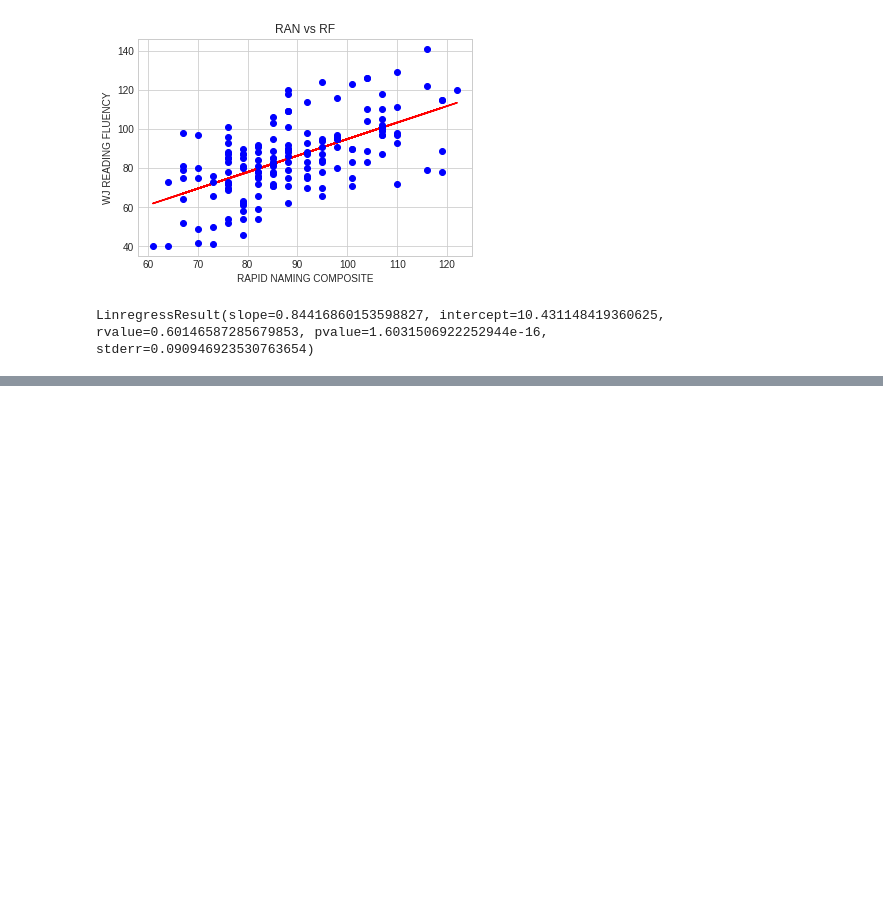
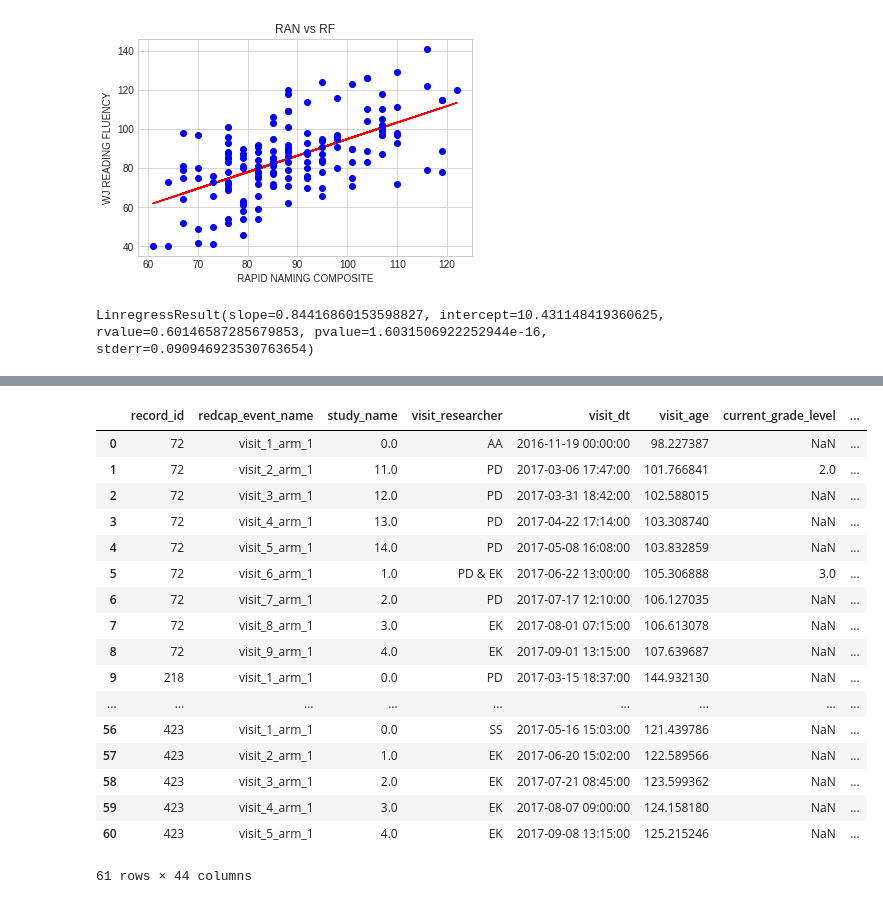
Before and after one commit to JieyinFeng/growthcurves, a Jupyter notebook: year2/Fluency Analysis Python.ipynb, the cells around one changed output, grey strips where cells are left out. Cells and saved outputs as stored; diff of their text form; code cells hidden in the pictures; blank space fills up the shorter version.

```diff
--- a/year2/Fluency Analysis Python.ipynb
+++ b/year2/Fluency Analysis Python.ipynb
@@ -28,0 +76,22 @@ LinregressResult(slope=0.84416860153598827, intercept=10.431148419360625, rvalue
+# %%
+summer17_data = pd.merge(lmb_data, summer17)
+summer17_data
+# %% [output]
+|  | record_id | redcap_event_name | study_name | visit_researcher | visit_dt | visit_age | current_grade_level | ... |
+| 0 | 72 | visit_1_arm_1 | 0.0 | AA | 2016-11-19 00:00:00 | 98.227387 | NaN | ... |
+| 1 | 72 | visit_2_arm_1 | 11.0 | PD | 2017-03-06 17:47:00 | 101.766841 | 2.0 | ... |
+| 2 | 72 | visit_3_arm_1 | 12.0 | PD | 2017-03-31 18:42:00 | 102.588015 | NaN | ... |
+| 3 | 72 | visit_4_arm_1 | 13.0 | PD | 2017-04-22 17:14:00 | 103.308740 | NaN | ... |
+| 4 | 72 | visit_5_arm_1 | 14.0 | PD | 2017-05-08 16:08:00 | 103.832859 | NaN | ... |
+| 5 | 72 | visit_6_arm_1 | 1.0 | PD & EK | 2017-06-22 13:00:00 | 105.306888 | 3.0 | ... |
+| 6 | 72 | visit_7_arm_1 | 2.0 | PD | 2017-07-17 12:10:00 | 106.127035 | NaN | ... |
+| 7 | 72 | visit_8_arm_1 | 3.0 | EK | 2017-08-01 07:15:00 | 106.613078 | NaN | ... |
+| 8 | 72 | visit_9_arm_1 | 4.0 | EK | 2017-09-01 13:15:00 | 107.639687 | NaN | ... |
+| 9 | 218 | visit_1_arm_1 | 0.0 | PD | 2017-03-15 18:37:00 | 144.932130 | NaN | ... |
+| ... | ... | ... | ... | ... | ... | ... | ... | ... |
+| 56 | 423 | visit_1_arm_1 | 0.0 | SS | 2017-05-16 15:03:00 | 121.439786 | NaN | ... |
+| 57 | 423 | visit_2_arm_1 | 1.0 | EK | 2017-06-20 15:02:00 | 122.589566 | NaN | ... |
+| 58 | 423 | visit_3_arm_1 | 2.0 | EK | 2017-07-21 08:45:00 | 123.599362 | NaN | ... |
+| 59 | 423 | visit_4_arm_1 | 3.0 | EK | 2017-08-07 09:00:00 | 124.158180 | NaN | ... |
+| 60 | 423 | visit_5_arm_1 | 4.0 | EK | 2017-09-08 13:15:00 | 125.215246 | NaN | ... |
+61 rows × 44 columns
```
Also changed, not shown: parts of 10 cells of this notebook, 1 other file.
